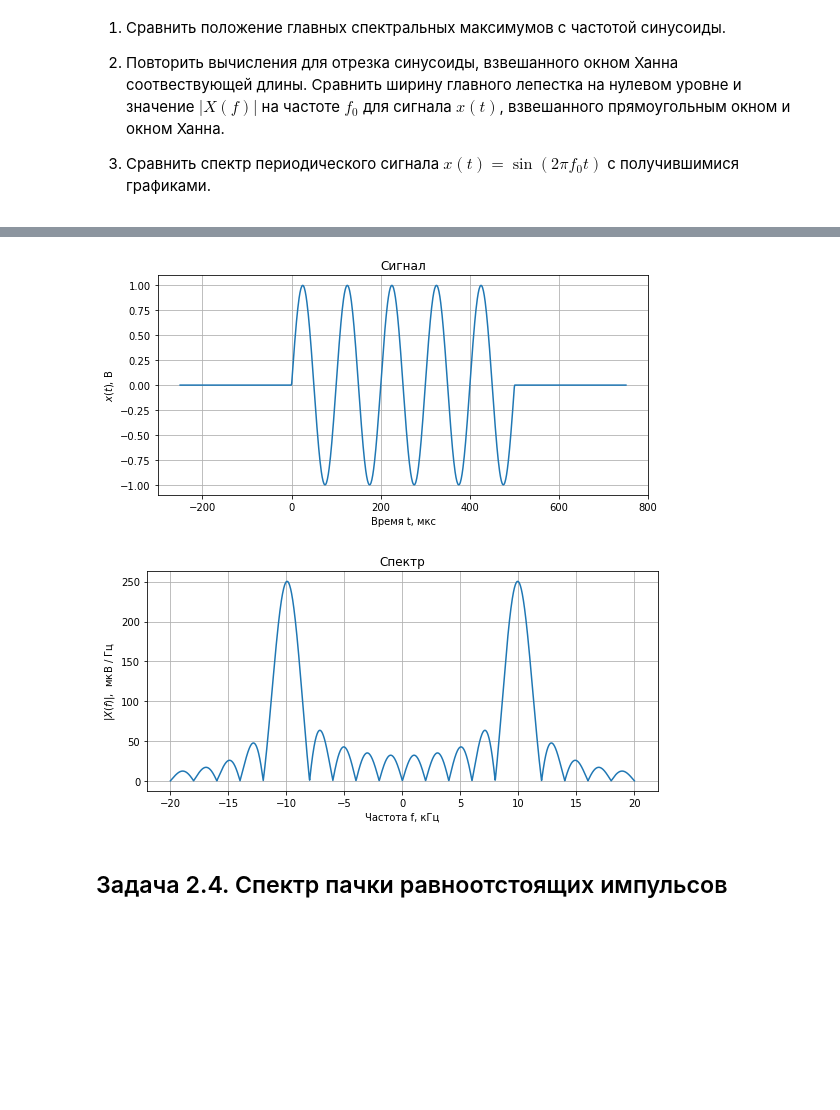
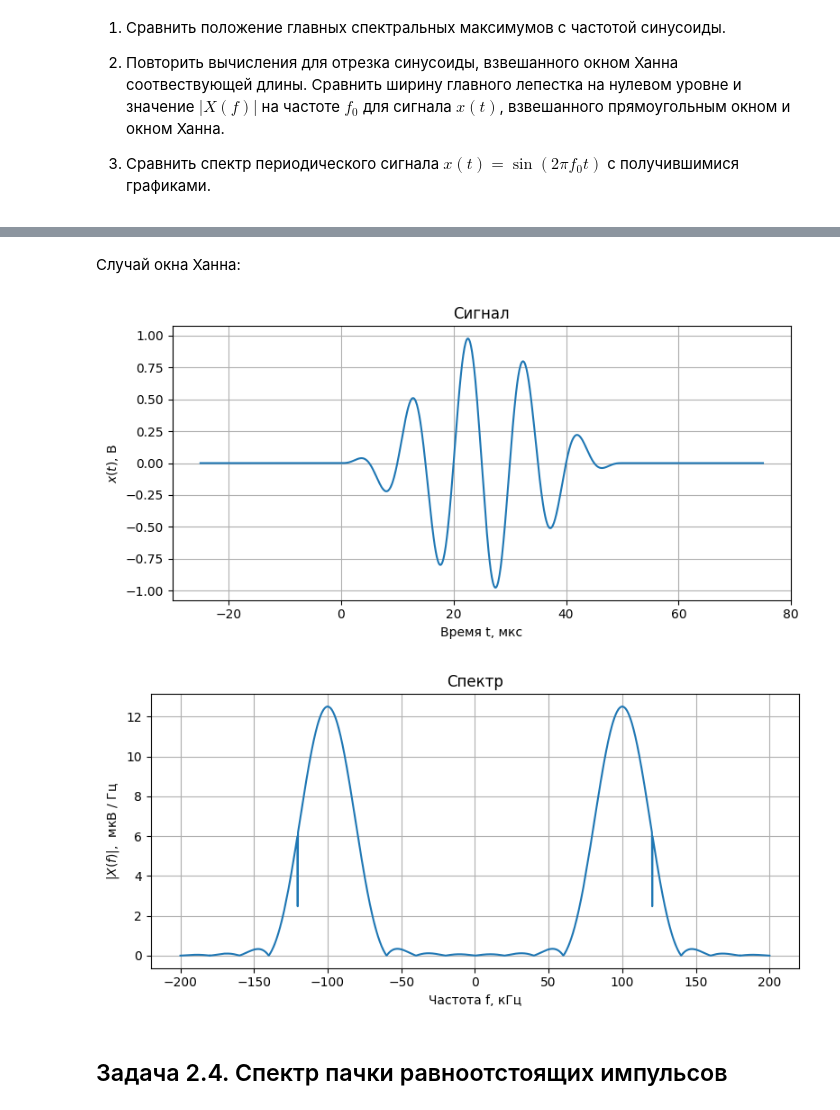
Before and after one commit to yanelox/radiophys, a Jupyter notebook: lab1/Lab1_task.ipynb, the cells around one changed output, grey strips where cells are left out. Cells and saved outputs as stored; diff of their text form; code cells hidden in the pictures; blank space fills up the shorter version.

```diff
--- a/lab1/Lab1_task.ipynb
+++ b/lab1/Lab1_task.ipynb
@@ -495,0 +641,29 @@ plt.grid()
+# %%
+f0=100*1e3       # 100 кГц
+tau=50*1e-6    # 50 мкс
+
+def sin_with_boxcar(t, tau):
+    if 0<=t<=tau:
+        # случай прямоугольного окна
+        return np.sin(2*np.pi*f0*t)
+    else:
+        return 0.0
+
+f_band=np.linspace(-2*f0, 2*f0, 2000)
+
+t_band=np.linspace(-0.5*tau, 1.5*tau, 1024)
+plt.figure(figsize=[8, 4])
+plt.plot(t_band*1e6, [sin_with_boxcar(t, tau) for t in t_band])
+plt.title("Сигнал")
+plt.xlabel("Время t, мкс")
+plt.ylabel("$x(t)$, В")
+plt.tight_layout()
+plt.grid()
+
+plt.figure(figsize=[8, 4])
+plt.plot(f_band/1e3, fourier_transform(signal=sin_with_boxcar, f_band=f_band, tau=tau, t1=-2*tau, t2=2*tau, res_type="abs")*1e6)
+plt.title("Спектр")
+plt.xlabel("Частота f, кГц")
+plt.ylabel("$|X(f)|$,  мкВ / Гц")
+plt.tight_layout()
+plt.grid()
@@ -496,38 +673,37 @@ plt.grid()
+# %% [markdown]
+Случай окна Ханна:
 # %%
-f0=10*1e3       # 10 кГц
-tau=500*1e-6    # 500 мкс
+f0=100*1e3       # 100 кГц
+tau=50*1e-6    # 50 мкс
 
 def sin_with_boxcar(t, tau):
     if 0<=t<=tau:
-        # случай прямоугольного окна
-        return np.sin(2*np.pi*f0*t)
         # случай окна Ханна
-        #
         return np.sin(2*np.pi*f0*t) * (0.5+0.5*np.cos(np.pi*(t-tau/2)/(tau/2)))
     else:
         return 0.0
 
 f_band=np.linspace(-2*f0, 2*f0, 2000)
 
 t_band=np.linspace(-0.5*tau, 1.5*tau, 1024)
 plt.figure(figsize=[8, 4])
 plt.plot(t_band*1e6, [sin_with_boxcar(t, tau) for t in t_band])
 plt.title("Сигнал")
 plt.xlabel("Время t, мкс")
 plt.ylabel("$x(t)$, В")
 plt.tight_layout()
 plt.grid()
 
 plt.figure(figsize=[8, 4])
 plt.plot(f_band/1e3, fourier_transform(signal=sin_with_boxcar, f_band=f_band, tau=tau, t1=-2*tau, t2=2*tau, res_type="abs")*1e6)
 plt.title("Спектр")
 plt.xlabel("Частота f, кГц")
 plt.ylabel("$|X(f)|$,  мкВ / Гц")
 plt.tight_layout()
 plt.grid()
 # %% [output]
-[figure, old version]
+[figure, new version]
-[figure, old version]
+[figure, new version]
 # %% [markdown]
 ## Задача 2.4. Спектр пачки равноотстоящих импульсов
 # %% [markdown]
```
Also changed, not shown: parts of 14 cells of this notebook, 6 other files.
